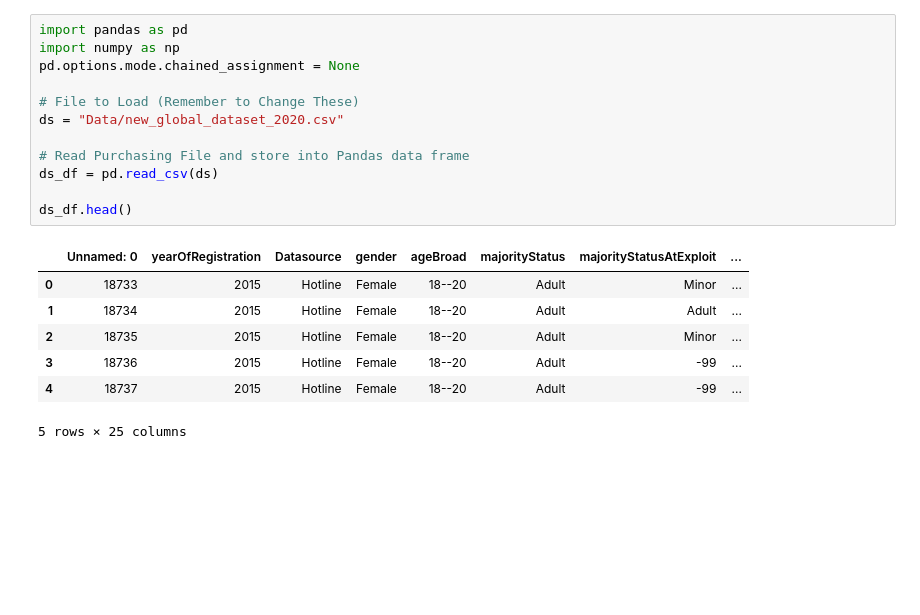
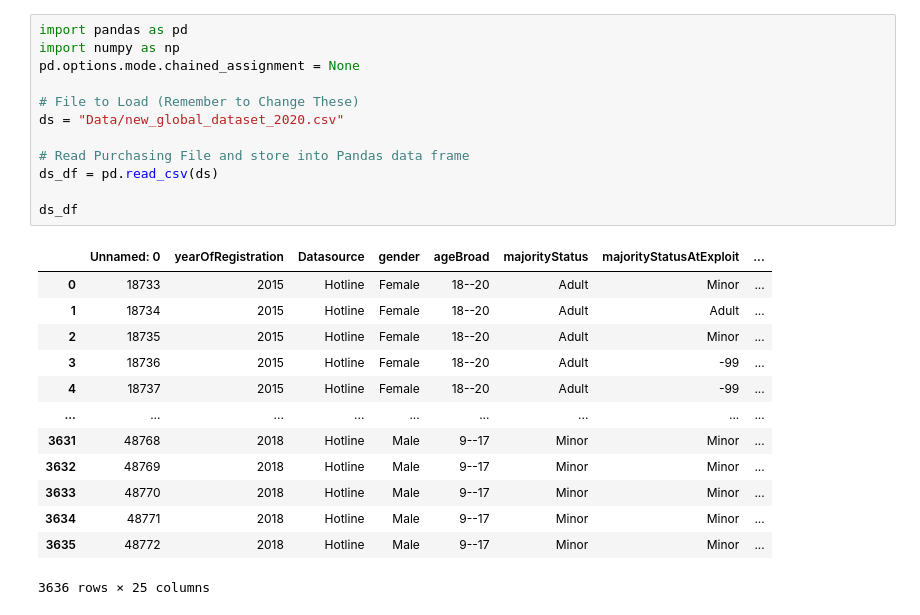
Before and after one commit to kmanning1224/Sexual-Assault-Analysis, a Jupyter notebook: SofieLab.ipynb, the cells around one changed output. Drawn from its saved outputs; the diff is of its cells as text; blank space fills up the shorter version.

```diff
--- a/SofieLab.ipynb
+++ b/SofieLab.ipynb
@@ -1,20 +1,26 @@
 # %%
 import pandas as pd
 import numpy as np
 pd.options.mode.chained_assignment = None
 
 # File to Load (Remember to Change These)
 ds = "Data/new_global_dataset_2020.csv"
 
 # Read Purchasing File and store into Pandas data frame
 ds_df = pd.read_csv(ds)
 
-ds_df.head()
+ds_df
 # %% [output]
 |  | Unnamed: 0 | yearOfRegistration | Datasource | gender | ageBroad | majorityStatus | majorityStatusAtExploit | ... |
 | 0 | 18733 | 2015 | Hotline | Female | 18--20 | Adult | Minor | ... |
 | 1 | 18734 | 2015 | Hotline | Female | 18--20 | Adult | Adult | ... |
 | 2 | 18735 | 2015 | Hotline | Female | 18--20 | Adult | Minor | ... |
 | 3 | 18736 | 2015 | Hotline | Female | 18--20 | Adult | -99 | ... |
 | 4 | 18737 | 2015 | Hotline | Female | 18--20 | Adult | -99 | ... |
+| ... | ... | ... | ... | ... | ... | ... | ... | ... |
+| 3631 | 48768 | 2018 | Hotline | Male | 9--17 | Minor | Minor | ... |
+| 3632 | 48769 | 2018 | Hotline | Male | 9--17 | Minor | Minor | ... |
+| 3633 | 48770 | 2018 | Hotline | Male | 9--17 | Minor | Minor | ... |
+| 3634 | 48771 | 2018 | Hotline | Male | 9--17 | Minor | Minor | ... |
+| 3635 | 48772 | 2018 | Hotline | Male | 9--17 | Minor | Minor | ... |
-5 rows × 25 columns
+3636 rows × 25 columns
```
Also changed, not shown: parts of 5 cells of this notebook, 2 other files.
